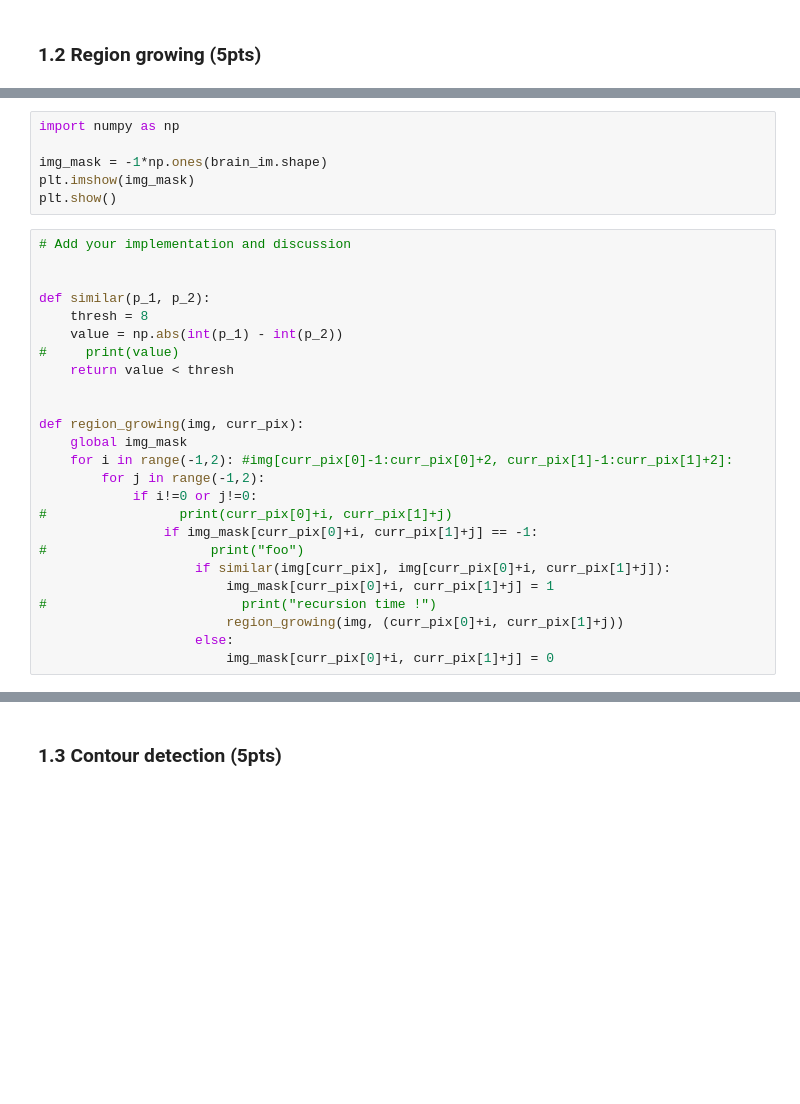
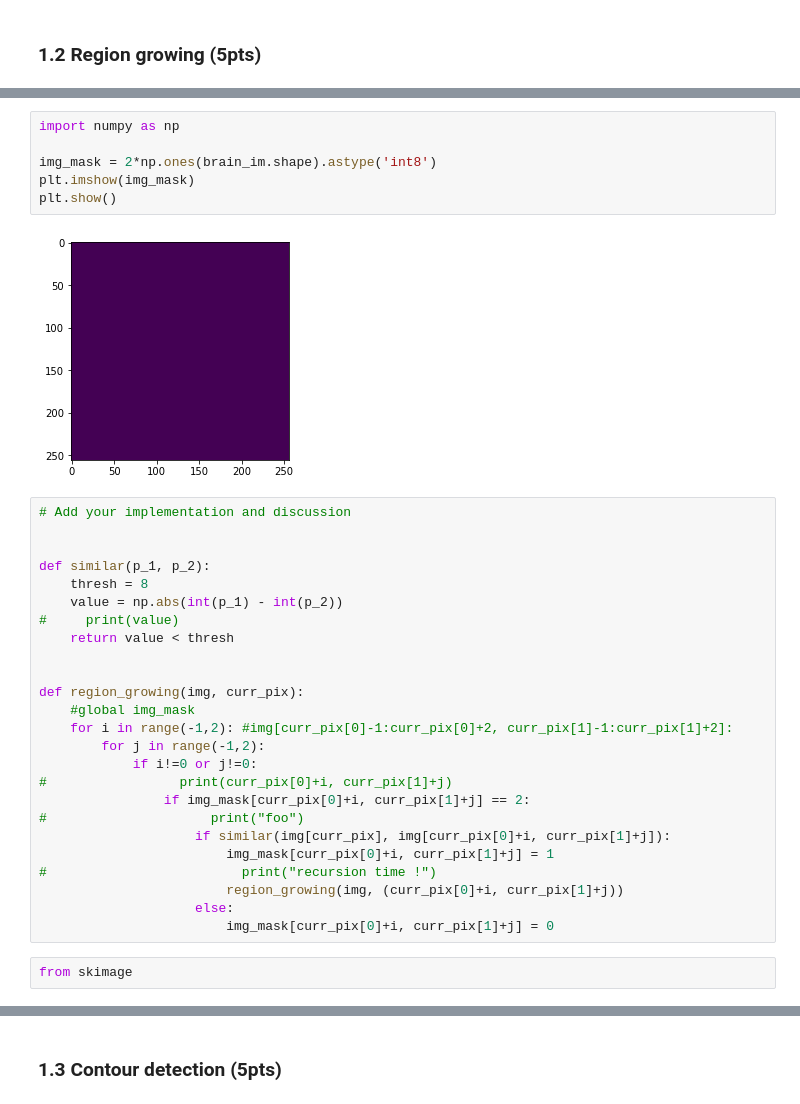
Before and after one commit to aalshabaan/iapr, a Jupyter notebook: labs/lab_01_segmentation.ipynb, the cells around one changed output, grey strips where cells are left out. Cells and saved outputs as stored; diff of their text form; blank space fills up the shorter version.

```diff
--- a/labs/lab_01_segmentation.ipynb
+++ b/labs/lab_01_segmentation.ipynb
@@ -79,9 +83,11 @@ plt.show()
 # %%
 import numpy as np
 
-img_mask = -1*np.ones(brain_im.shape)
+img_mask = 2*np.ones(brain_im.shape).astype('int8')
 plt.imshow(img_mask)
 plt.show()
+# %% [output]
+[figure, added]
 # %%
 # Add your implementation and discussion
 
@@ -94,12 +100,12 @@ def similar(p_1, p_2):
 
 
 def region_growing(img, curr_pix):
-    global img_mask
+    #global img_mask
     for i in range(-1,2): #img[curr_pix[0]-1:curr_pix[0]+2, curr_pix[1]-1:curr_pix[1]+2]:
         for j in range(-1,2):
             if i!=0 or j!=0:
 #                 print(curr_pix[0]+i, curr_pix[1]+j)
-                if img_mask[curr_pix[0]+i, curr_pix[1]+j] == -1:
+                if img_mask[curr_pix[0]+i, curr_pix[1]+j] == 2:
 #                     print("foo")
                     if similar(img[curr_pix], img[curr_pix[0]+i, curr_pix[1]+j]):
                         img_mask[curr_pix[0]+i, curr_pix[1]+j] = 1
@@ -107,6 +113,8 @@ def region_growing(img, curr_pix):
                         region_growing(img, (curr_pix[0]+i, curr_pix[1]+j))
                     else:
                         img_mask[curr_pix[0]+i, curr_pix[1]+j] = 0
+# %%
+from skimage
 # %%
 # hack
 import sys
```
Also changed, not shown: parts of 13 cells of this notebook.
